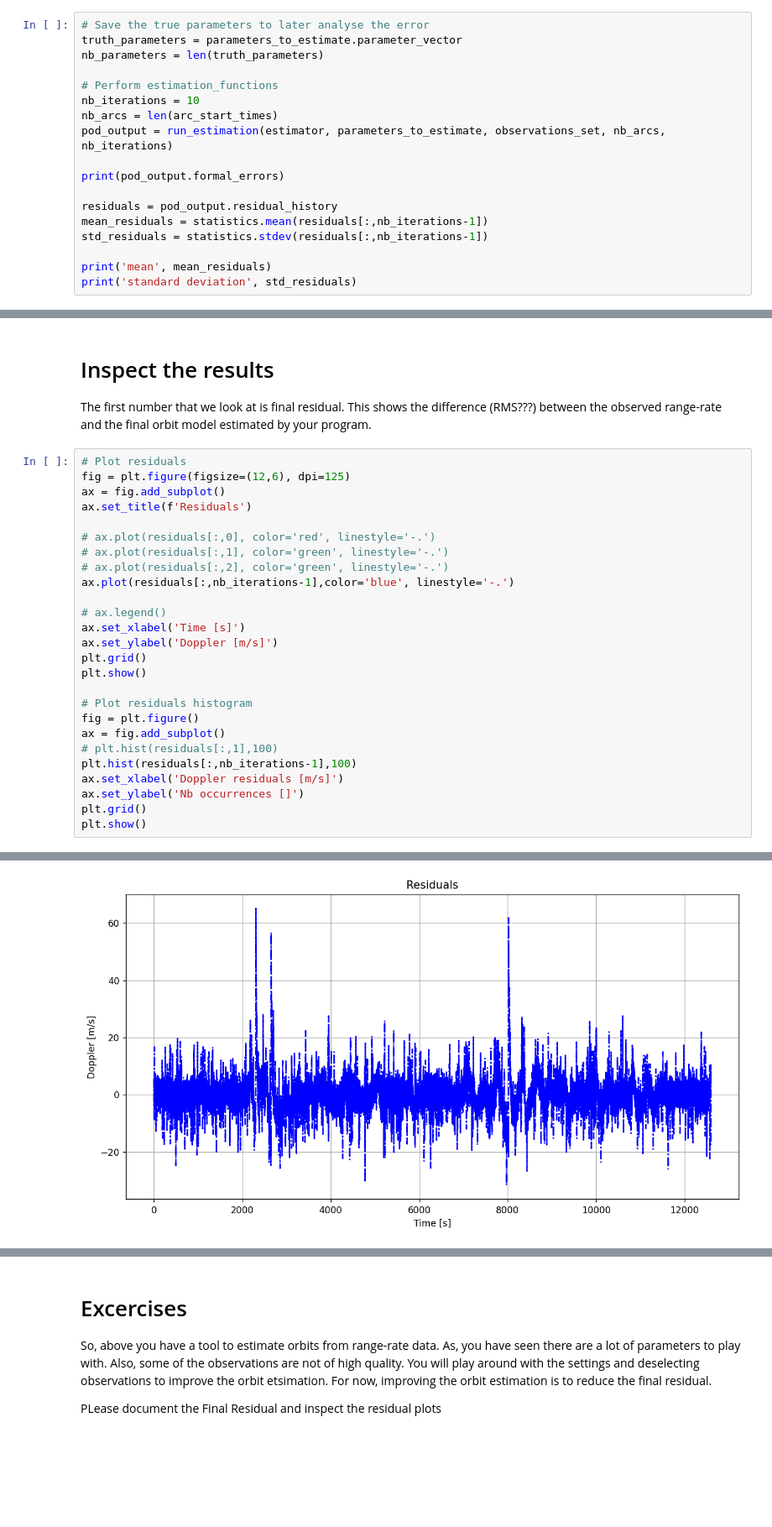
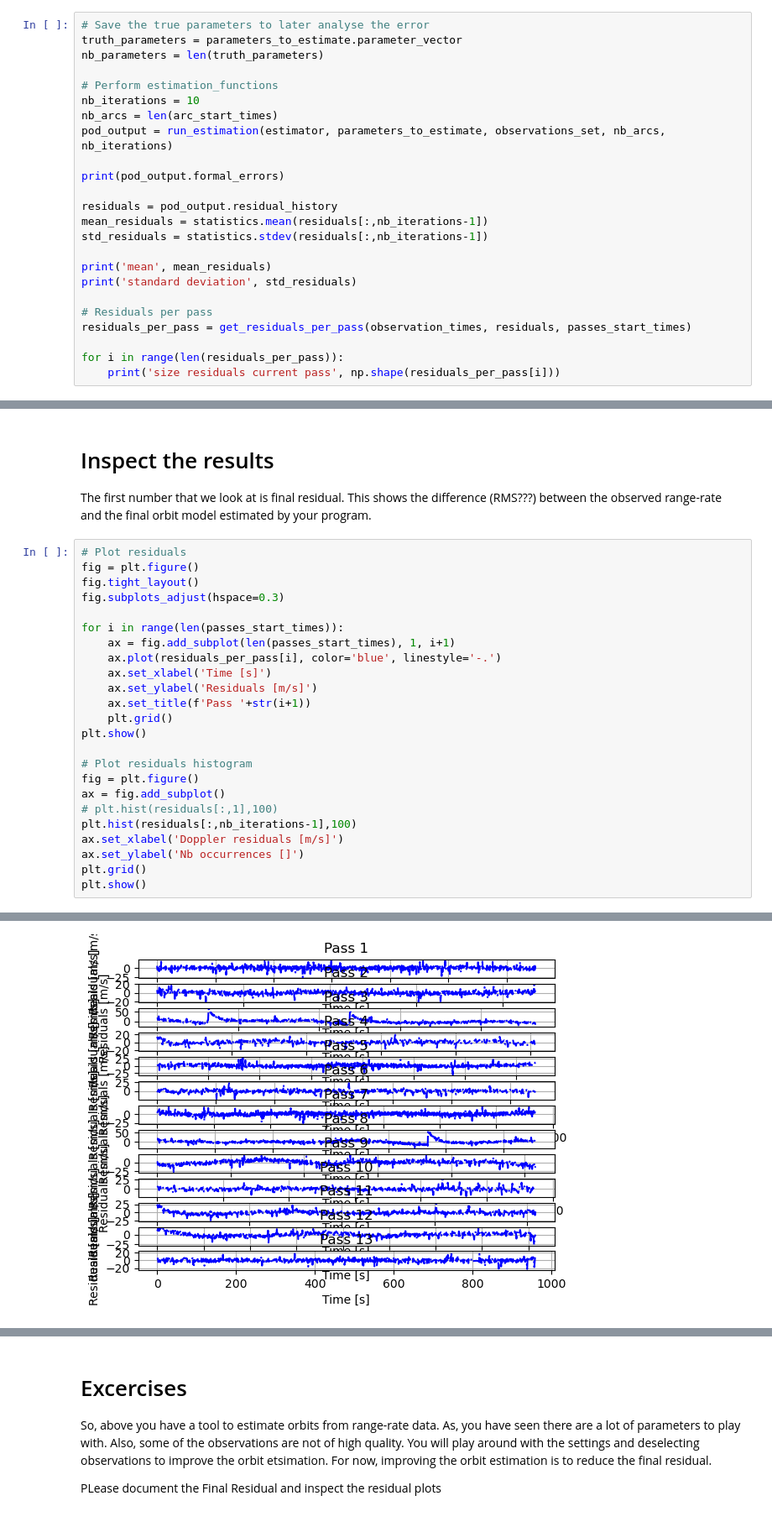
Before and after one commit to DopTrack/estimate, a Jupyter notebook: Assignment2.ipynb, the cells around one changed output, grey strips where cells are left out. Shown at 84% size. Cells and saved outputs as stored; diff of their text form; blank space fills up the shorter version.

```diff
--- a/Assignment2.ipynb
+++ b/Assignment2.ipynb
@@ -234,4 +235,10 @@ std_residuals = statistics.stdev(residuals[:,nb_iterations-1])
 
 print('mean', mean_residuals)
 print('standard deviation', std_residuals)
+
+# Residuals per pass
+residuals_per_pass = get_residuals_per_pass(observation_times, residuals, passes_start_times)
+
+for i in range(len(residuals_per_pass)):
+    print('size residuals current pass', np.shape(residuals_per_pass[i]))
 # %% [output]
@@ -258,19 +265,17 @@ PROCESSED STATE VECTOR CONTENTS:
 The first number that we look at is final residual. This shows the difference (RMS???) between the observed range-rate and the final orbit model estimated by your program.
 # %%
 # Plot residuals
-fig = plt.figure(figsize=(12,6), dpi=125)
-ax = fig.add_subplot()
-ax.set_title(f'Residuals')
+fig = plt.figure()
+fig.tight_layout()
+fig.subplots_adjust(hspace=0.3)
 
-# ax.plot(residuals[:,0], color='red', linestyle='-.')
-# ax.plot(residuals[:,1], color='green', linestyle='-.')
-# ax.plot(residuals[:,2], color='green', linestyle='-.')
-ax.plot(residuals[:,nb_iterations-1],color='blue', linestyle='-.')
-
-# ax.legend()
-ax.set_xlabel('Time [s]')
-ax.set_ylabel('Doppler [m/s]')
-plt.grid()
+for i in range(len(passes_start_times)):
+    ax = fig.add_subplot(len(passes_start_times), 1, i+1)
+    ax.plot(residuals_per_pass[i], color='blue', linestyle='-.')
+    ax.set_xlabel('Time [s]')
+    ax.set_ylabel('Residuals [m/s]')
+    ax.set_title(f'Pass '+str(i+1))
+    plt.grid()
 plt.show()
 
 # Plot residuals histogram
@@ -299,8 +304,8 @@ PROCESSED STATE VECTOR CONTENTS:
 Parameter update    -93.4149      117.971      188.578    -0.170591     0.125551   -0.0936742      329.079     -445.041     -437.175     0.273371    -0.447019     0.377569      564.398     -1020.21    ...
 Current residual: 6.14867
 Maximum number of iterations reached
 Final residual: 6.14867
-[figure, old version]
+[figure, new version]
 [figure]
 # %% [markdown]
 # Excercises
```
Also changed, not shown: parts of 4 cells of this notebook, 1 other file.
